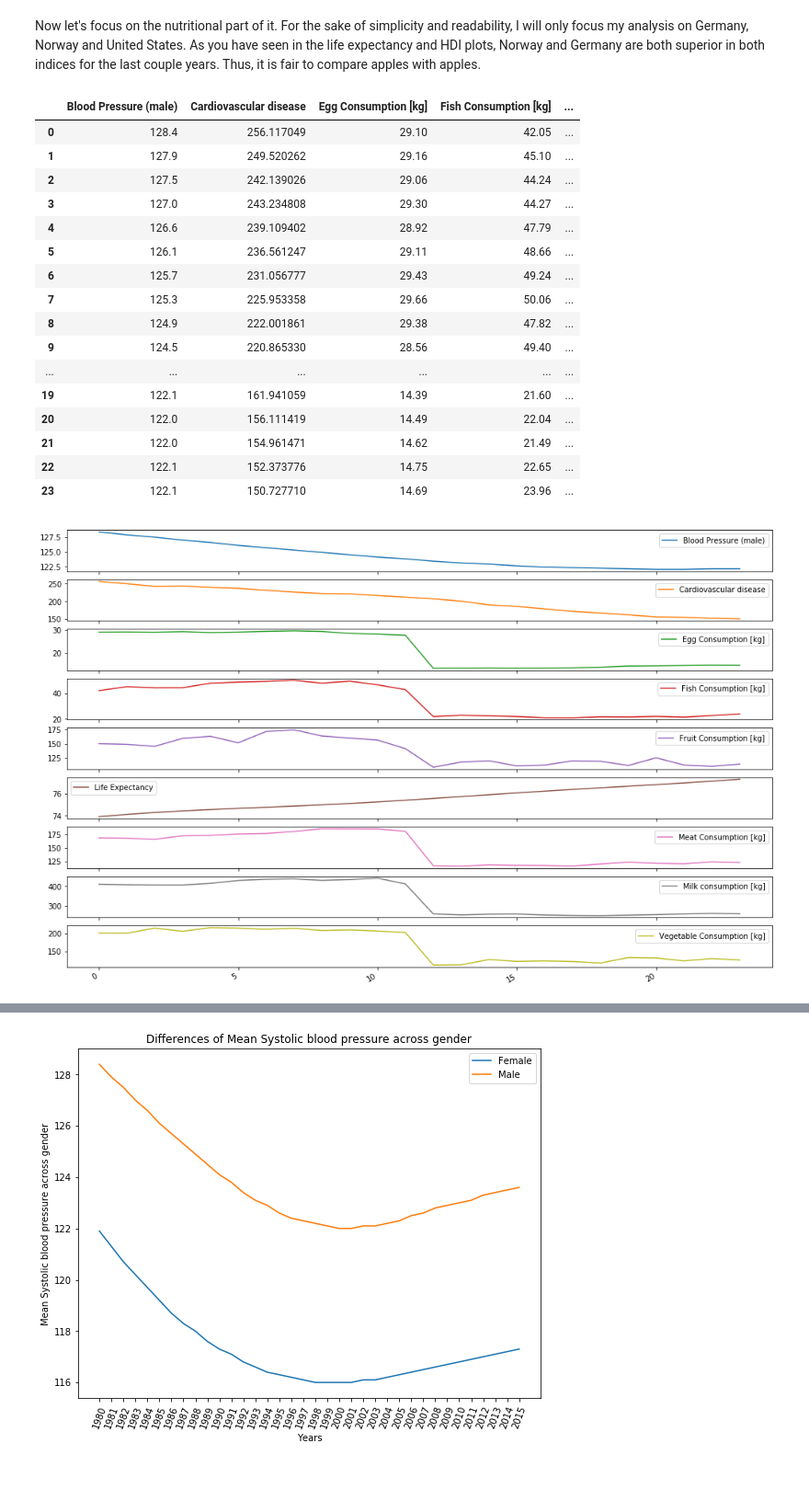
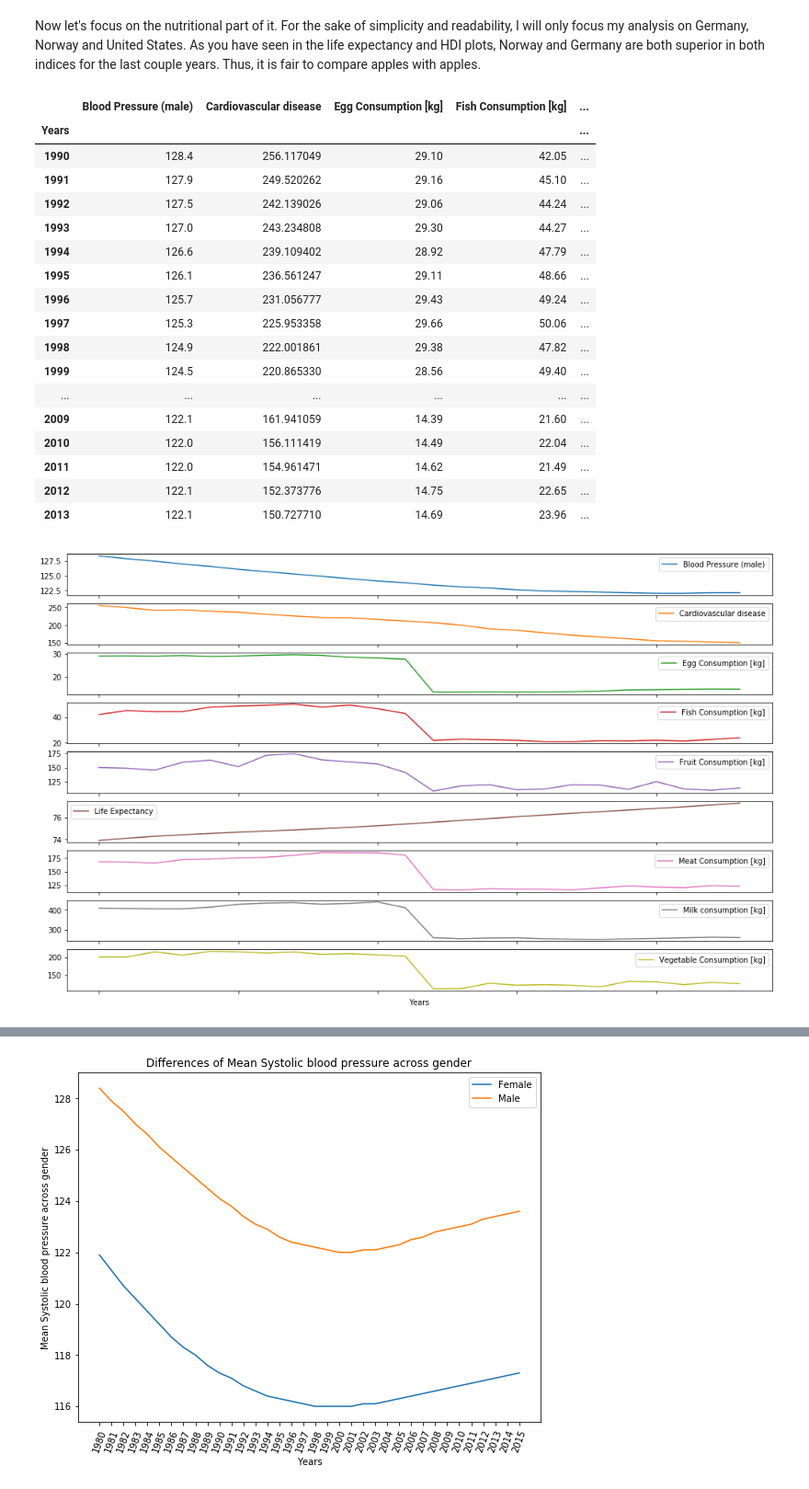
Before and after one commit to lenlehm/Opportunity-Insights, a Jupyter notebook: Countries Analysis.ipynb, the cells around one changed output, grey strips where cells are left out. Shown at 92% size. Saved outputs shown, nothing was run; the diff lists cells and outputs as text; code cells hidden in the pictures.

```diff
--- a/Countries Analysis.ipynb
+++ b/Countries Analysis.ipynb
@@ -863,49 +895,58 @@ Hence, the standard American diet is definitely not recommendable, however Norwa
 # %% [markdown]
 Now let's focus on the nutritional part of it. For the sake of simplicity and readability, I will only focus my analysis on Germany, Norway and United States. As you have seen in the life expectancy and HDI plots, Norway and Germany are both superior in both indices for the last couple years. Thus, it is fair to compare apples with apples. <br />
 # %%
+## get the range of the indicator variables for the nation
 cardio, years1 = get_indicator_series_per_country("United States", "Cardiovascular", plot=False)
 blood, years9 = get_indicator_series_per_country("United States", "blood pressure (male)", plot=False)
 life, years2 = get_indicator_series_per_country("United States", "Life Expectancy", plot=False)
 eggs, years3 = get_indicator_series_per_country("United States", "egg", plot=False)
 milk, years8 = get_indicator_series_per_country("United States", "milk consumption", plot=False)
 meat, years4 = get_indicator_series_per_country("United States", "total Meat", plot=False)
-fish, years5 = get_indicator_series_per_country("United States", "seafood", plot=False)
+fish, years5 = get_indicator_series_per_country("United States", "fish", plot=False)
 vege, years6 = get_indicator_series_per_country("United States", "vegetable", plot=False)
 fruit, years7 = get_indicator_series_per_country("United States", "fruit", plot=False)
 
 ## get the years every statistic has
 common_years = set(years1) & set(years2) & set(years3) & set(years4) & set(years5) & set(years6) & set(years7) & set(years8) & set(years9)
 end = int(years1.index(max(common_years))) + 1
 start = int(years1.index(min(common_years)))
 
+## combine all of them to a list element of np.ndarrays
 vals = [cardio[start:end], blood[start:end], life[start:end], eggs[start:end], milk[start:end], meat[start:end], fish[start:end], fruit[start:end], vege[start:end]]
 labels = [ "Cardiovascular disease", "Blood Pressure (male)", "Life Expectancy", "Egg Consumption [kg]", "Milk consumption [kg]", "Meat Consumption [kg]", "Fish Consumption [kg]", "Fruit Consumption [kg]", "Vegetable Consumption [kg]" ]
 
+## convert it to a dataframe
 data = dict(zip(labels, vals))
 data.update({'Years': sorted(list(common_years))})
 USA_df = pd.DataFrame(data=data)
+
+## make years as index
+USA_df.index = USA_df['Years']
+USA_df.drop('Years', axis=1, inplace=True)
+
 #USA_df.plot(x='Years', y='Egg Consumption [kg]')
 USA_df
 # %% [output]
 |  | Blood Pressure (male) | Cardiovascular disease | Egg Consumption [kg] | Fish Consumption [kg] | ... |
-| 0 | 128.4 | 256.117049 | 29.10 | 42.05 | ... |
-| 1 | 127.9 | 249.520262 | 29.16 | 45.10 | ... |
-| 2 | 127.5 | 242.139026 | 29.06 | 44.24 | ... |
-| 3 | 127.0 | 243.234808 | 29.30 | 44.27 | ... |
-| 4 | 126.6 | 239.109402 | 28.92 | 47.79 | ... |
-| 5 | 126.1 | 236.561247 | 29.11 | 48.66 | ... |
-| 6 | 125.7 | 231.056777 | 29.43 | 49.24 | ... |
-| 7 | 125.3 | 225.953358 | 29.66 | 50.06 | ... |
-| 8 | 124.9 | 222.001861 | 29.38 | 47.82 | ... |
-| 9 | 124.5 | 220.865330 | 28.56 | 49.40 | ... |
+| Years |  |  |  |  | ... |
+| 1990 | 128.4 | 256.117049 | 29.10 | 42.05 | ... |
+| 1991 | 127.9 | 249.520262 | 29.16 | 45.10 | ... |
+| 1992 | 127.5 | 242.139026 | 29.06 | 44.24 | ... |
+| 1993 | 127.0 | 243.234808 | 29.30 | 44.27 | ... |
+| 1994 | 126.6 | 239.109402 | 28.92 | 47.79 | ... |
+| 1995 | 126.1 | 236.561247 | 29.11 | 48.66 | ... |
+| 1996 | 125.7 | 231.056777 | 29.43 | 49.24 | ... |
+| 1997 | 125.3 | 225.953358 | 29.66 | 50.06 | ... |
+| 1998 | 124.9 | 222.001861 | 29.38 | 47.82 | ... |
+| 1999 | 124.5 | 220.865330 | 28.56 | 49.40 | ... |
 | ... | ... | ... | ... | ... | ... |
-| 19 | 122.1 | 161.941059 | 14.39 | 21.60 | ... |
-| 20 | 122.0 | 156.111419 | 14.49 | 22.04 | ... |
-| 21 | 122.0 | 154.961471 | 14.62 | 21.49 | ... |
-| 22 | 122.1 | 152.373776 | 14.75 | 22.65 | ... |
-| 23 | 122.1 | 150.727710 | 14.69 | 23.96 | ... |
+| 2009 | 122.1 | 161.941059 | 14.39 | 21.60 | ... |
+| 2010 | 122.0 | 156.111419 | 14.49 | 22.04 | ... |
+| 2011 | 122.0 | 154.961471 | 14.62 | 21.49 | ... |
+| 2012 | 122.1 | 152.373776 | 14.75 | 22.65 | ... |
+| 2013 | 122.1 | 150.727710 | 14.69 | 23.96 | ... |
 # %%
 USA_df.plot(subplots=True, figsize=(17, 12))
 None
 # %% [output]
-[figure, old version]
+[figure, new version]
```
Also changed, not shown: parts of 37 cells of this notebook, 1 other file.
